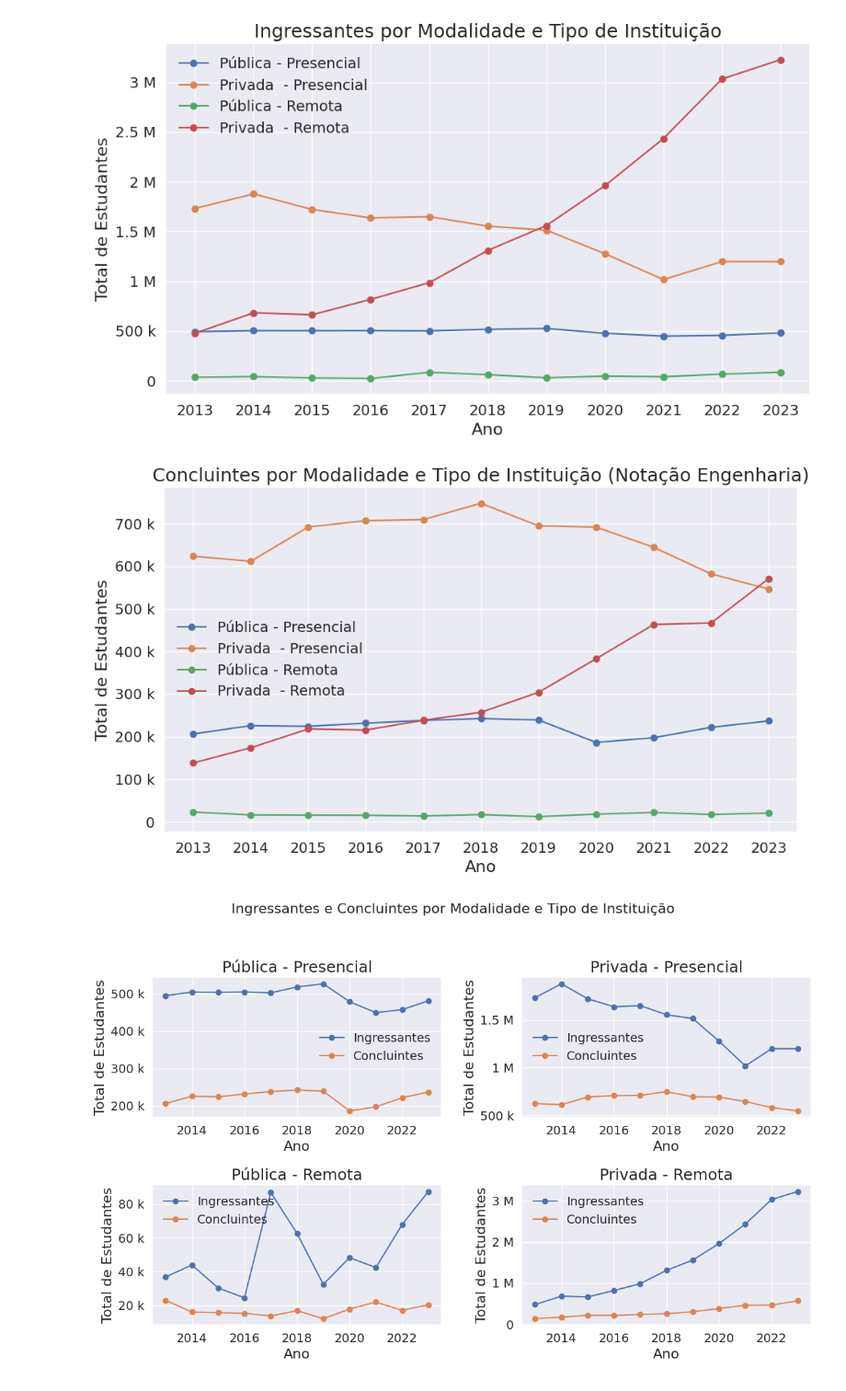
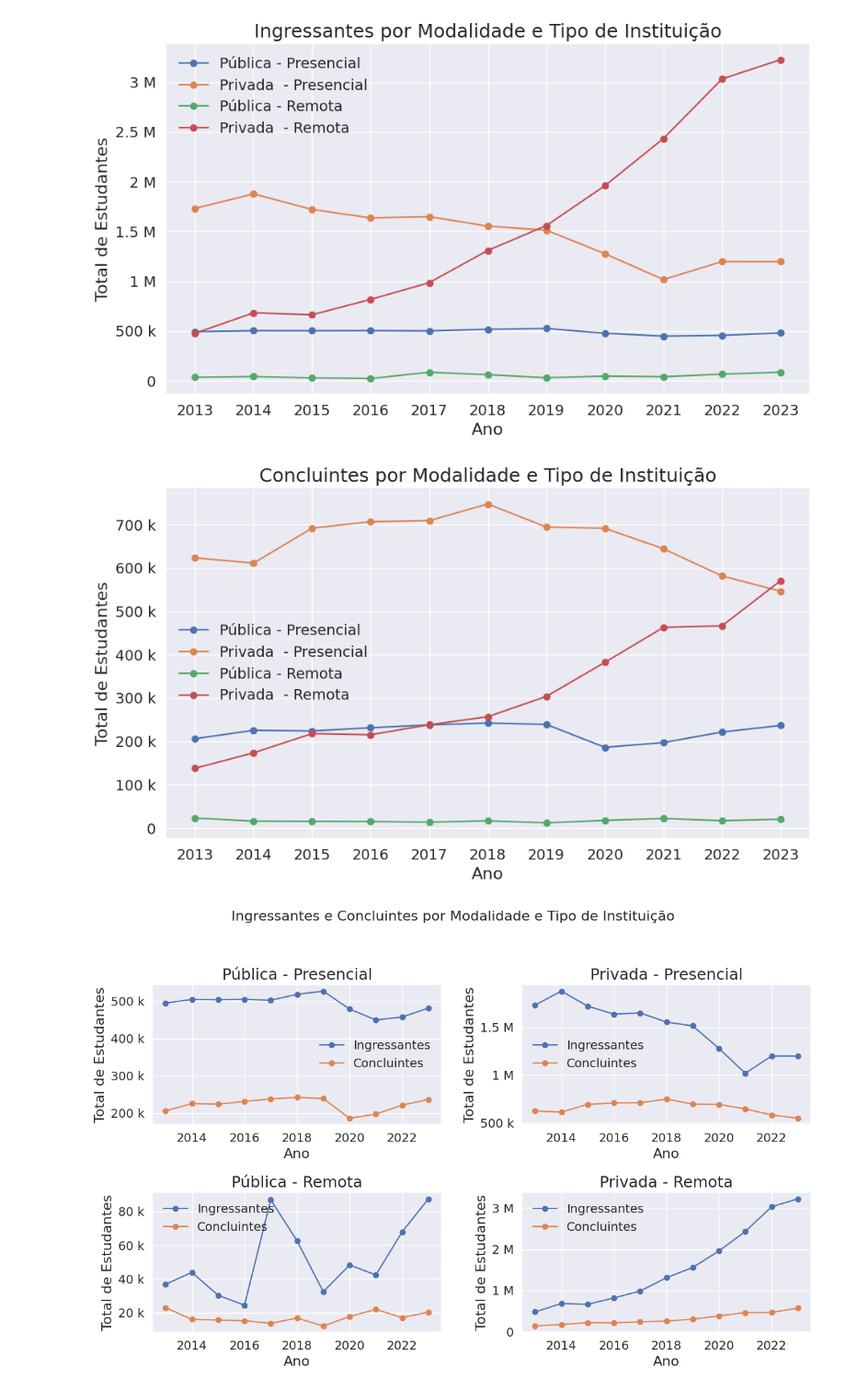
Before and after one commit to MuriloBarros304/censo-graduacao-br, a Jupyter notebook: analise-dados.ipynb, the cells around one changed output. Shown at 92% size. Drawn from its saved outputs; the diff is of its cells as text; code cells hidden in the pictures.

```diff
--- a/analise-dados.ipynb
+++ b/analise-dados.ipynb
@@ -316,27 +316,27 @@ plt.show()
 # %%
 con_pub_pres = df_concluintes_totais['Total presencial publica']
 con_pri_pres = df_concluintes_totais['Total presencial privada']
 con_pub_rem  = df_concluintes_totais['Total remota publica']
 con_pri_rem  = df_concluintes_totais['Total remota privada']
 anos = df_concluintes_totais['Ano']
 
 fig, ax = plt.subplots(figsize=(10, 6))
 
 ax.plot(anos, con_pub_pres, marker='o', label='Pública - Presencial')
 ax.plot(anos, con_pri_pres, marker='o', label='Privada  - Presencial')
 ax.plot(anos, con_pub_rem,  marker='o', label='Pública - Remota')
 ax.plot(anos, con_pri_rem,  marker='o', label='Privada  - Remota')
 
 ax.yaxis.set_major_formatter(ticker.EngFormatter(unit=''))
 ax.set_xticks(anos)
 ax.set_xlabel('Ano')
 ax.set_ylabel('Total de Estudantes')
-ax.set_title('Concluintes por Modalidade e Tipo de Instituição (Notação Engenharia)')
+ax.set_title('Concluintes por Modalidade e Tipo de Instituição')
 ax.legend()
 plt.tight_layout()
 plt.show()
 # %% [output]
-[figure, old version]
+[figure, new version]
 # %%
 fig, ax = plt.subplots(2, 2, figsize=(12, 8))
 
```
Also changed, not shown: parts of 5 cells of this notebook, 4 other files.
